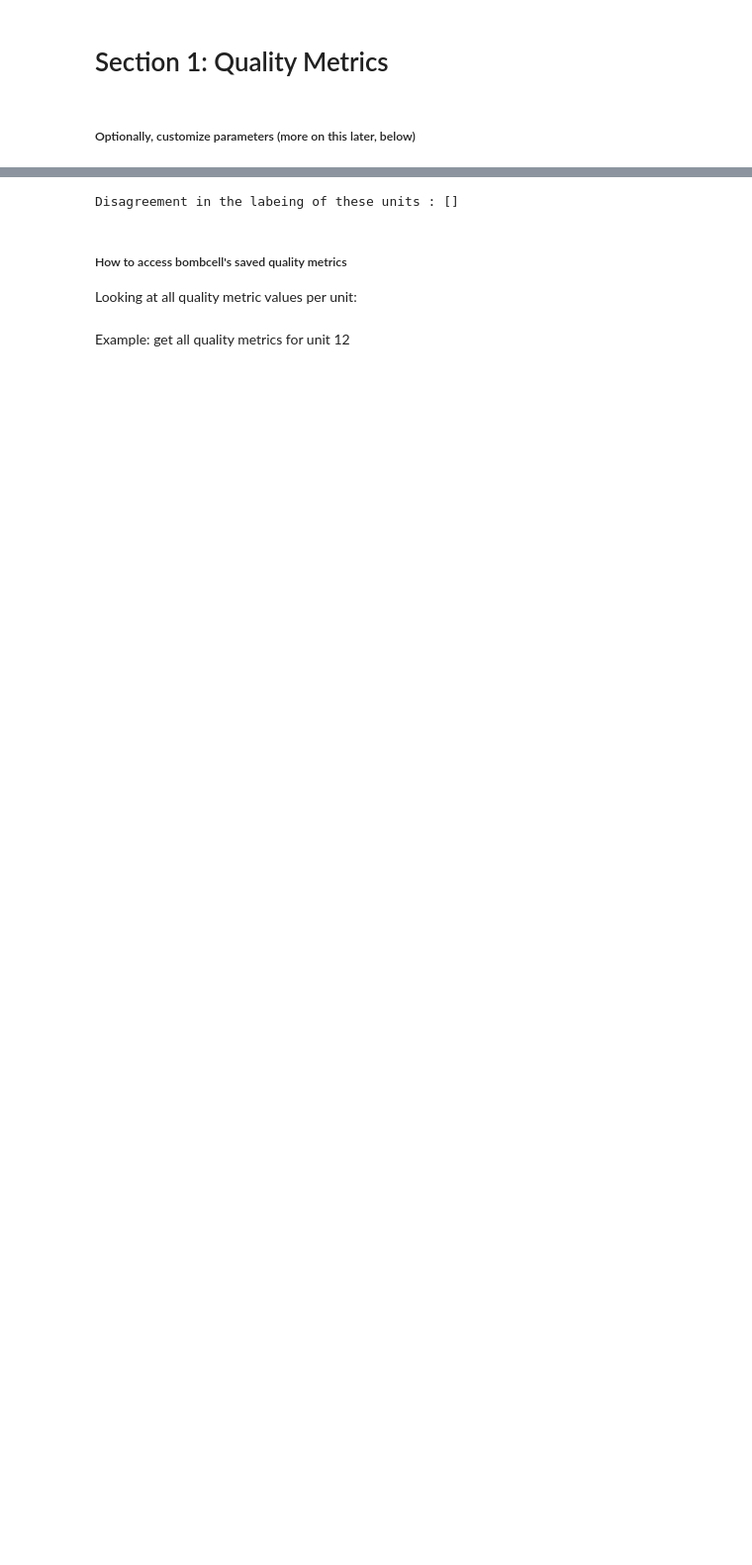
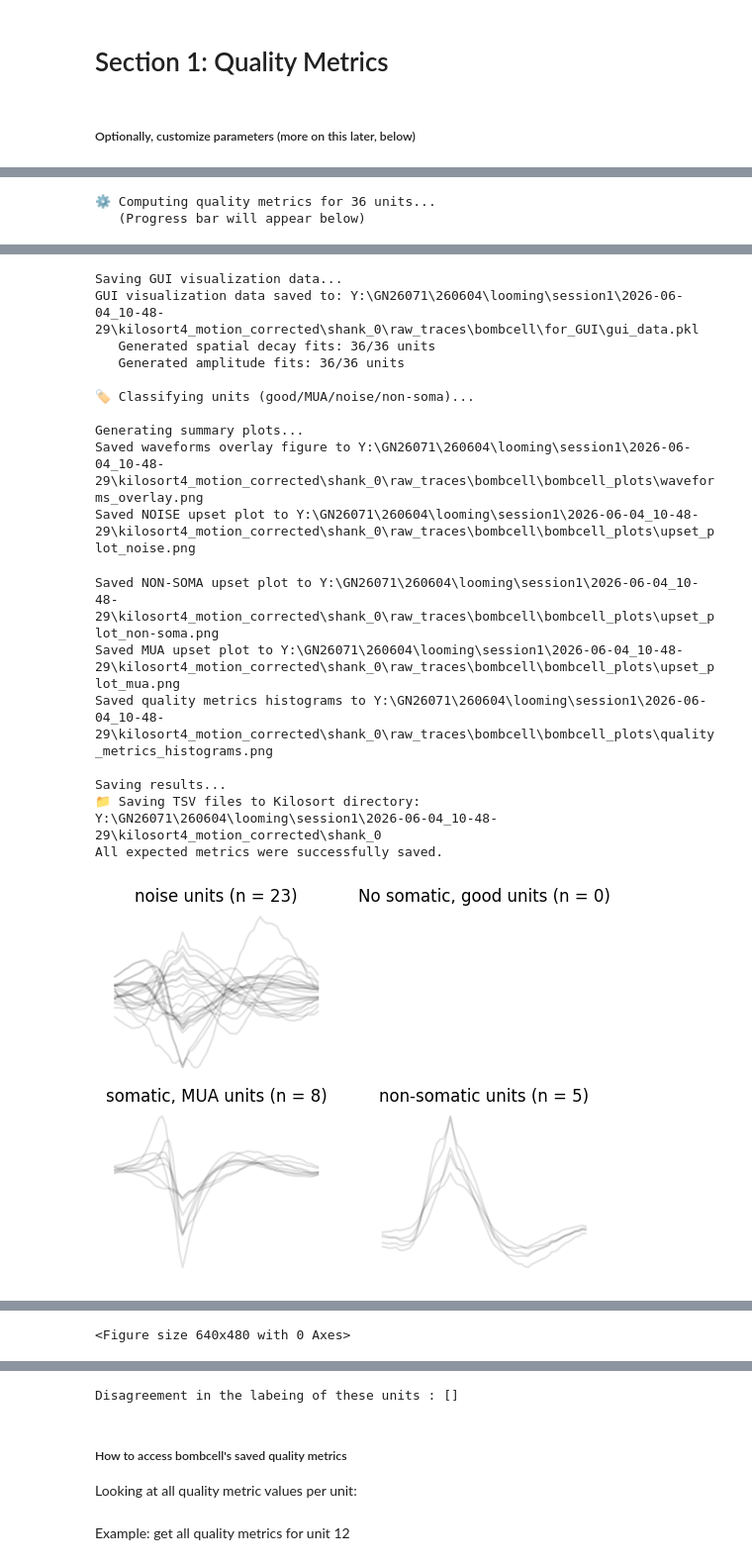
Before and after one commit to chiyu1203/bombcell, a Jupyter notebook: py_bombcell/demos/BC_demo_open_ephys.ipynb, the cells around one changed output, grey strips where cells are left out. Shown at 99% size. Saved outputs shown, nothing was run; the diff lists cells and outputs as text; code cells hidden in the pictures; blank space fills up the shorter version.

```diff
--- a/py_bombcell/demos/BC_demo_open_ephys.ipynb
+++ b/py_bombcell/demos/BC_demo_open_ephys.ipynb
@@ -91,7 +91,20 @@ import bombcell as bc
 #ks_dir = Path(r"Y:\GN26041\260411\looming\session1\2026-04-11_17-22-53\kilosort4_motion_corrected")
 #ks_dir = Path(r"Y:\GN26042\260412\looming\session1\2026-04-12_14-23-36\kilosort4_motion_corrected")
 #ks_dir = Path(r"Y:\GN26068\260530\looming\session1\2026-05-30_17-50-51\kilosort4_motion_corrected")
-ks_dir = Path(r"Y:\GN26042\260412\looming\session1\2026-04-12_14-23-36\kilosort4_motion_corrected_23_12")
+#ks_dir = Path(r"Y:\GN26042\260412\looming\session1\2026-04-12_14-23-36\kilosort4_motion_corrected_23_8")
+#ks_dir = Path(r"Y:\GN26063\260523\choices\session1\2026-05-23_10-43-43\kilosort4_motion_corrected_13_12")
+#ks_dir = Path(r"Y:\GN26063\260523\sweeping\session1\2026-05-23_11-45-39\kilosort4_motion_corrected_23_19")
+#ks_dir = Path(r"Y:\GN25071\251228\flashing\session1\2025-12-28_18-02-42\kilosort4_motion_corrected_13_12")
+#ks_dir = Path(r"Y:\GN25063\251213\flashing\session1\2025-12-13_16-03-57\kilosort4_merged")
+####Running on August 14th
+#ks_dir = Path(r"Y:\GN26078\260711\looming\session2\2026-07-11_19-14-00\kilosort4_motion_corrected_13_12")
+#ks_dir = Path(r"Y:\GN26080\260712\looming\session2\2026-07-12_19-37-08\kilosort4_motion_corrected_13_12")
+#ks_dir = Path(r"Y:\GN26082\260718\looming\session2\2026-07-18_18-43-52\kilosort4_motion_corrected_13_12")
+ks_dir = Path(r"Y:\GN26081\260718\spontaneous\session1\2026-07-18_11-51-20\kilosort4_motion_corrected_23_12")
+####
+#ks_dir = Path(r"Y:\GN26071\260604\looming\session1\2026-06-04_10-48-29\kilosort4_motion_corrected\shank_0")
+#ks_dir = Path(r"Y:\GN26073\260605\looming\session1\2026-06-05_10-10-08\kilosort4_motion_corrected_23_19\shank_0")
+#ks_dir = Path(r"Y:\GN26019\260301\choices\session1\2026-03-01_14-41-31\kilosort4_motion_corrected_23_8")
 #ks_dir = Path(r"Y:\GN26030\260328\2026-03-28_14-36-33\kilosort4_motion_corrected")
 #ks_dir = Path(r"Y:\GN26040\260411\looming\session1\2026-04-11_12-55-48\kilosort4\shank_0")
 #ks_dir = Path(r"Y:\GN26040\260411\spontaneous\session1\2026-04-11_13-58-56\kilosort4\shank_0")
@@ -123,7 +179,7 @@ def find_dependency_files(base_directory, file_type):
                 #selected_files.append(p.joinpath(file))
     return p
 # %%
-def set_path_params(ks_dir,input_traces,channel_number=96):
+def set_path_params(ks_dir,input_traces,channel_number=136):
     file_type="structure.oebin"
     meta_file_path=find_dependency_files(ks_dir.parent.parent, file_type)
     param = bc.get_default_parameters(ks_dir,
@@ -132,12 +188,14 @@ def set_path_params(ks_dir,input_traces,channel_number=96):
                                     kilosort_version=4)
     print("Bombcell parameters:")
     param["nChannels"]=channel_number
-    param['nChansSync']= 8
+    param["nChansSync"]= 0
     param["computeDistanceMetrics"] = 0
     param["computeDrift"] = 1
     param["splitGoodAndMua_NonSomatic"] = 0
-    param['minPresenceRatio']= 0.2
-
+    param["minPresenceRatio"]= 0.2
+#     param["computeTimeChunks"]=True
+#     param["deltaTimeChunk"]=1000
+#     param["minNumSpikes"]=5000
     #  3. how quality metricsa are calculated:
     # a. how refractory period window is defined
     # param["tauR_valuesMin"]= 2 / 1000  # minumum refractory period time (s), usually 0.002 s
@@ -164,8 +222,16 @@ def set_path_params(ks_dir,input_traces,channel_number=96):
 #save_path = Path(ks_dir) / "bombcell"
 raw_file_path=find_dependency_files(ks_dir.parent.parent, '.dat')
 #raw_file_path=find_dependency_files(save_path.parent.parent.parent, '.dat')
-save_path1,param=set_path_params(ks_dir,raw_file_path,64)
-(_,_,_,_,) = bc.run_bombcell(ks_dir, save_path1, param,save_figures=True)
+#save_path1,param=set_path_params(ks_dir,raw_file_path,64)
+#save_path1,param=set_path_params(ks_dir,raw_file_path,32)
+save_path1,param=set_path_params(ks_dir,raw_file_path)
+#(_,_,_,_,) = bc.run_bombcell(ks_dir, save_path1, param,save_figures=True)
+(
+    quality_metrics,
+    param,
+    unit_type,
+    unit_type_string,
+) = bc.run_bombcell(ks_dir, save_path1, param,save_figures=True)
 # %%
 preprocessed_file_path=ks_dir / "temp_wh.dat"
 save_path2,param=set_path_params(ks_dir,preprocessed_file_path,64)
@@ -274,7 +340,7 @@ param = bc.get_unit_match_parameters(
     unit_type,
     unit_type_string,
 ) = bc.run_bombcell(
-    ks_dir, save_path, param,save_figures=True
+    ks_dir, save_path1, param,save_figures=True
 )
 # Use the output summary plots (below) to see if the
 # quality metric thresholds seem roughly OK for your
@@ -283,3 +349,4 @@ param = bc.get_unit_match_parameters(
 # more details on these output plots in the wiki:
 # https://github.com/Julie-Fabre/bombcell/wiki/Summary-output-plots
 # when seeing error such as ValueError: cannot reshape array of size 0 into shape (7084272,6,10) and if this dataset has gone through bombcell before but for some reasons the analysis was not done, try putting those caches or intermediates files into archive and re-run the analysis
+# %% [output]
@@ -285,0 +369,2 @@ param = bc.get_unit_match_parameters(
+⚙️ Computing quality metrics for 36 units...
+   (Progress bar will appear below)
@@ -285,0 +372,18 @@ param = bc.get_unit_match_parameters(
+Saving GUI visualization data...
+GUI visualization data saved to: Y:\GN26071\260604\looming\session1\2026-06-04_10-48-29\kilosort4_motion_corrected\shank_0\raw_traces\bombcell\for_GUI\gui_data.pkl
+   Generated spatial decay fits: 36/36 units
+   Generated amplitude fits: 36/36 units
+
+🏷️ Classifying units (good/MUA/noise/non-soma)...
+
+Generating summary plots...
+Saved waveforms overlay figure to Y:\GN26071\260604\looming\session1\2026-06-04_10-48-29\kilosort4_motion_corrected\shank_0\raw_traces\bombcell\bombcell_plots\waveforms_overlay.png
+Saved NOISE upset plot to Y:\GN26071\260604\looming\session1\2026-06-04_10-48-29\kilosort4_motion_corrected\shank_0\raw_traces\bombcell\bombcell_plots\upset_plot_noise.png
+Saved NON-SOMA upset plot to Y:\GN26071\260604\looming\session1\2026-06-04_10-48-29\kilosort4_motion_corrected\shank_0\raw_traces\bombcell\bombcell_plots\upset_plot_non-soma.png
+Saved MUA upset plot to Y:\GN26071\260604\looming\session1\2026-06-04_10-48-29\kilosort4_motion_corrected\shank_0\raw_traces\bombcell\bombcell_plots\upset_plot_mua.png
+Saved quality metrics histograms to Y:\GN26071\260604\looming\session1\2026-06-04_10-48-29\kilosort4_motion_corrected\shank_0\raw_traces\bombcell\bombcell_plots\quality_metrics_histograms.png
+
+Saving results...
+📁 Saving TSV files to Kilosort directory: Y:\GN26071\260604\looming\session1\2026-06-04_10-48-29\kilosort4_motion_corrected\shank_0
+All expected metrics were successfully saved.
+[figure, added]
@@ -285,0 +391 @@ param = bc.get_unit_match_parameters(
+<Figure size 640x480 with 0 Axes>
```
Also changed, not shown: parts of 6 cells of this notebook.
